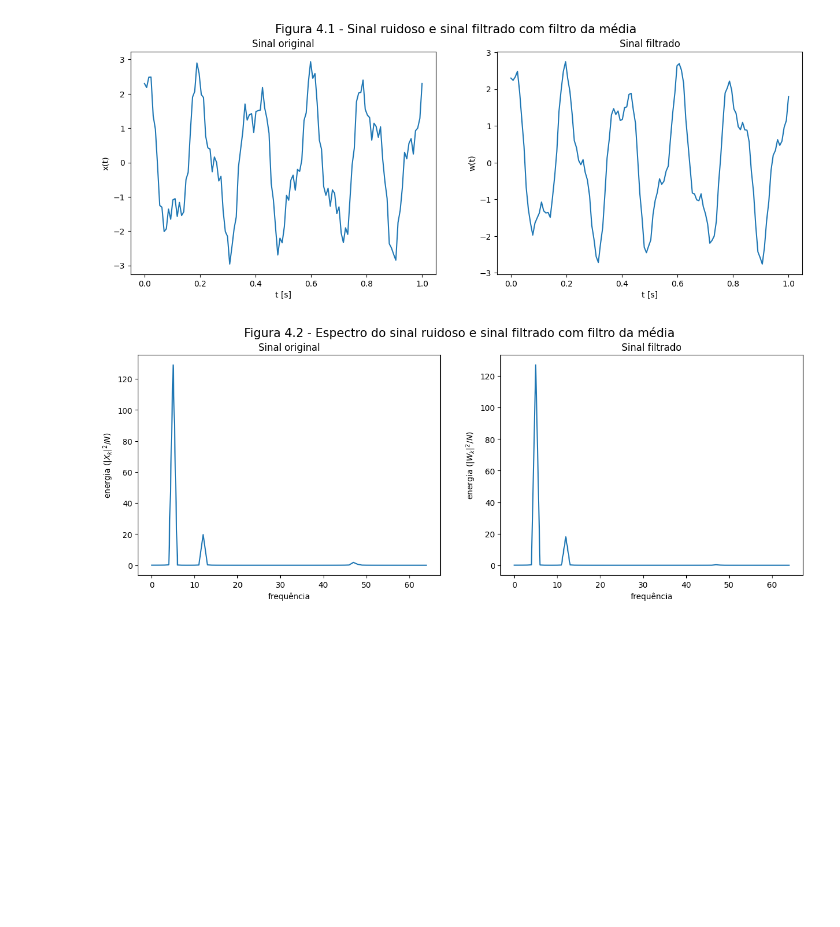
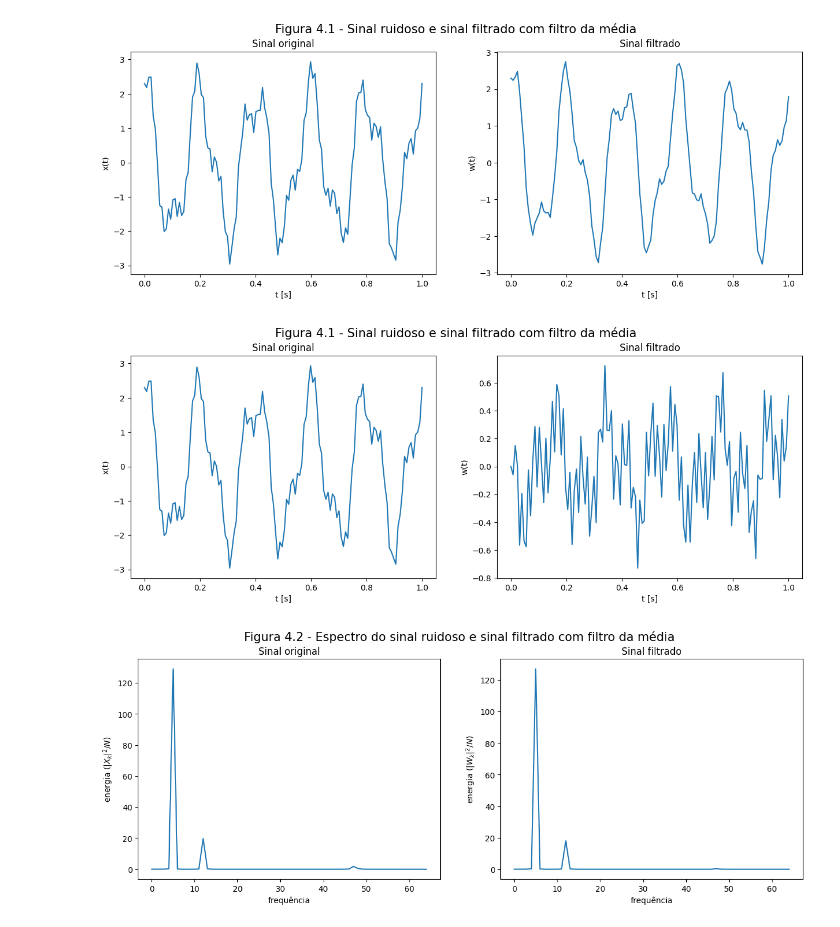
Before and after one commit to diogoalves/mac5920-dsp2022, a Jupyter notebook: aulas/04-Convolution/sec_4-2.ipynb, the cells around one changed output. Cells and saved outputs as stored; diff of their text form; code cells hidden in the pictures; blank space fills up the shorter version.

```diff
--- a/aulas/04-Convolution/sec_4-2.ipynb
+++ b/aulas/04-Convolution/sec_4-2.ipynb
@@ -184,6 +196,28 @@ fig.suptitle("Figura 4.1 - Sinal ruidoso e sinal filtrado com filtro da média",
 plt.show()
 # %% [output]
 [figure]
+# %%
+T=1;
+N=128;
+t=np.linspace(0,T,N);
+x = 2*np.cos(2*m.pi*5*t) + 0.8*np.sin(2*m.pi*12*t) + 0.3*np.cos(2*m.pi*47*t)
+w = (0.5*x+-0.5*np.roll(x,1)) # saída do filtro da média.
+
+fig, ax = plt.subplots(1,2,figsize=(15,5))
+ax[0].set_title("Sinal original");
+ax[0].plot(t,x);
+ax[0].set_xlabel('t [s]');
+ax[0].set_ylabel('x(t)')
+
+ax[1].set_title("Sinal filtrado");
+ax[1].plot(t,w);
+ax[1].set_xlabel('t [s]');
+ax[1].set_ylabel('w(t)')
+
+fig.suptitle("Figura 4.1 - Sinal ruidoso e sinal filtrado com filtro da média", fontsize=15)
+plt.show()
+# %% [output]
+[figure, added]
 # %%
 X = np.fft.fft(x);
 c = X/N;
```
Also changed, not shown: parts of 3 cells of this notebook, 7 other files.
